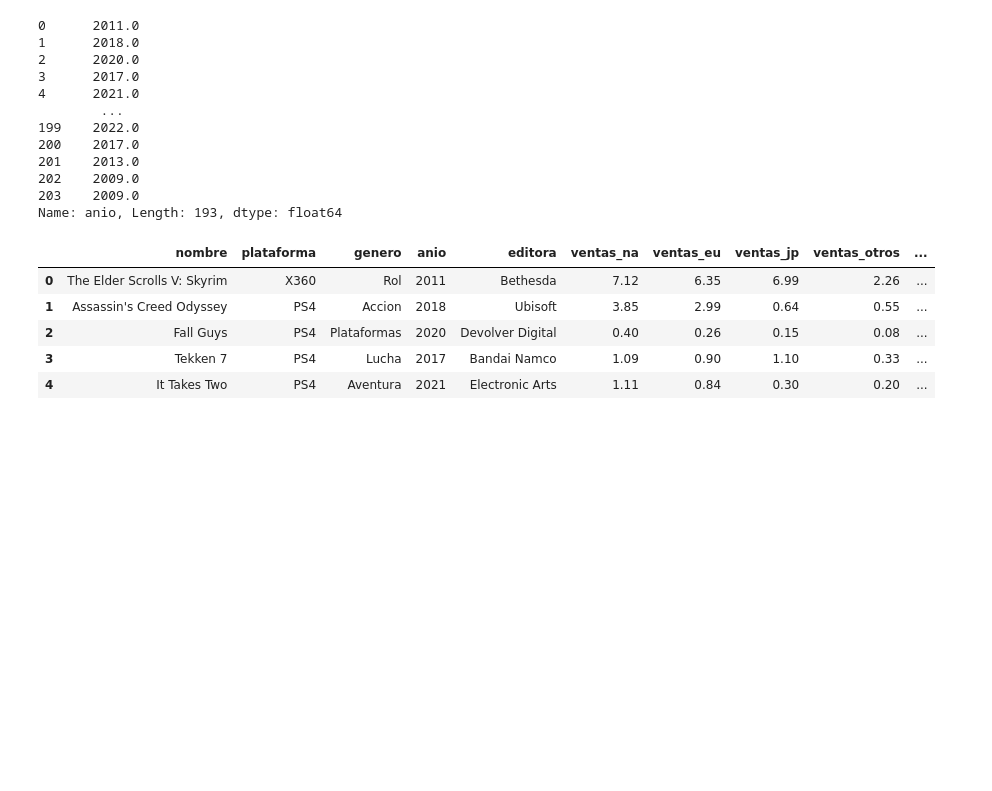
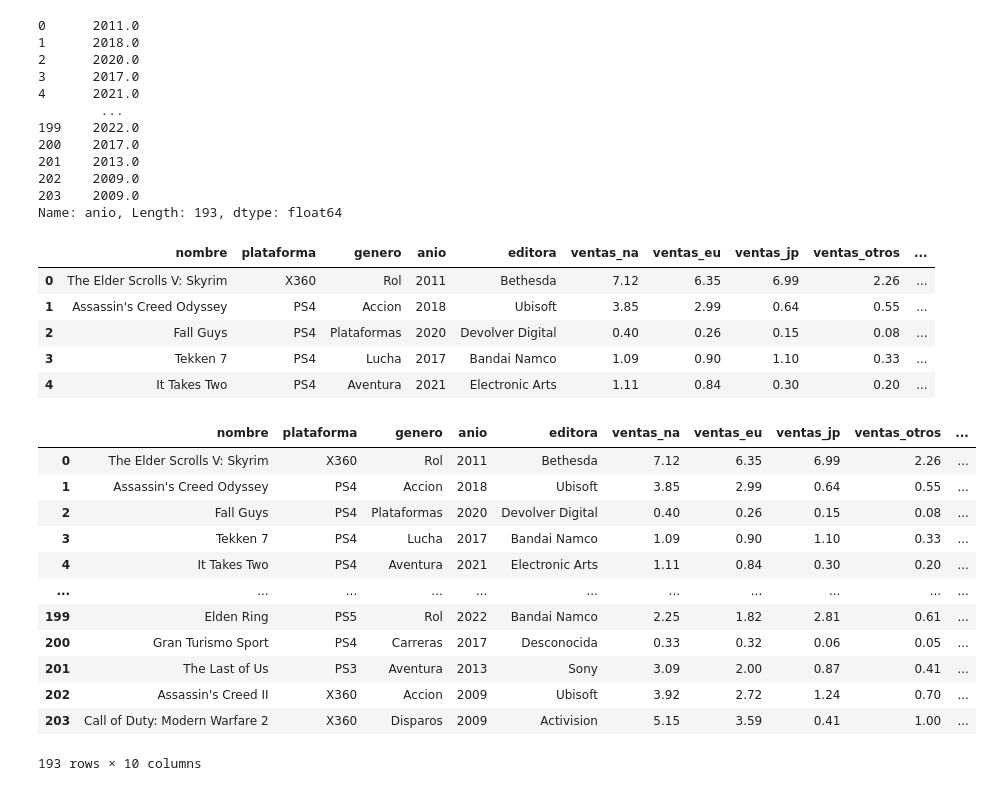
Before and after one commit to isanarmu/python-practice, a Jupyter notebook: section-13/analisis-de-ventas.ipynb, the cells around one changed output. Drawn from its saved outputs; the diff is of its cells as text; code cells hidden in the pictures; blank space fills up the shorter version.

```diff
--- a/section-13/analisis-de-ventas.ipynb
+++ b/section-13/analisis-de-ventas.ipynb
@@ -165,3 +165,19 @@ df.head()
 | 2 | Fall Guys | PS4 | Plataformas | 2020 | Devolver Digital | 0.40 | 0.26 | 0.15 | 0.08 | ... |
 | 3 | Tekken 7 | PS4 | Lucha | 2017 | Bandai Namco | 1.09 | 0.90 | 1.10 | 0.33 | ... |
 | 4 | It Takes Two | PS4 | Aventura | 2021 | Electronic Arts | 1.11 | 0.84 | 0.30 | 0.20 | ... |
+# %%
+df
+# %% [output]
+|  | nombre | plataforma | genero | anio | editora | ventas_na | ventas_eu | ventas_jp | ventas_otros | ... |
+| 0 | The Elder Scrolls V: Skyrim | X360 | Rol | 2011 | Bethesda | 7.12 | 6.35 | 6.99 | 2.26 | ... |
+| 1 | Assassin's Creed Odyssey | PS4 | Accion | 2018 | Ubisoft | 3.85 | 2.99 | 0.64 | 0.55 | ... |
+| 2 | Fall Guys | PS4 | Plataformas | 2020 | Devolver Digital | 0.40 | 0.26 | 0.15 | 0.08 | ... |
+| 3 | Tekken 7 | PS4 | Lucha | 2017 | Bandai Namco | 1.09 | 0.90 | 1.10 | 0.33 | ... |
+| 4 | It Takes Two | PS4 | Aventura | 2021 | Electronic Arts | 1.11 | 0.84 | 0.30 | 0.20 | ... |
+| ... | ... | ... | ... | ... | ... | ... | ... | ... | ... | ... |
+| 199 | Elden Ring | PS5 | Rol | 2022 | Bandai Namco | 2.25 | 1.82 | 2.81 | 0.61 | ... |
+| 200 | Gran Turismo Sport | PS4 | Carreras | 2017 | Desconocida | 0.33 | 0.32 | 0.06 | 0.05 | ... |
+| 201 | The Last of Us | PS3 | Aventura | 2013 | Sony | 3.09 | 2.00 | 0.87 | 0.41 | ... |
+| 202 | Assassin's Creed II | X360 | Accion | 2009 | Ubisoft | 3.92 | 2.72 | 1.24 | 0.70 | ... |
+| 203 | Call of Duty: Modern Warfare 2 | X360 | Disparos | 2009 | Activision | 5.15 | 3.59 | 0.41 | 1.00 | ... |
+193 rows × 10 columns
```
Also changed, not shown: parts of 9 cells of this notebook.
